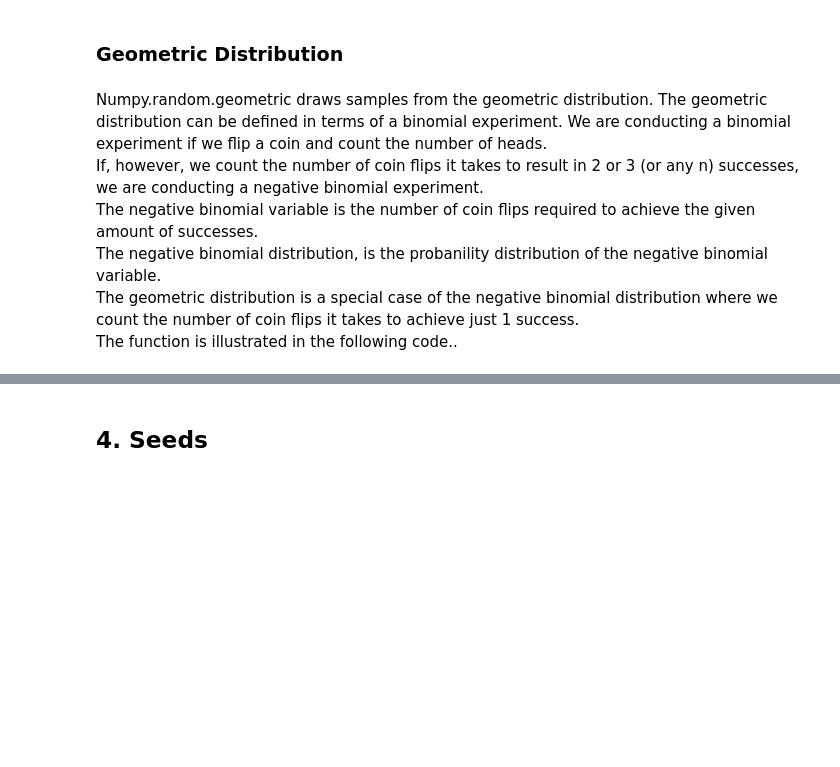
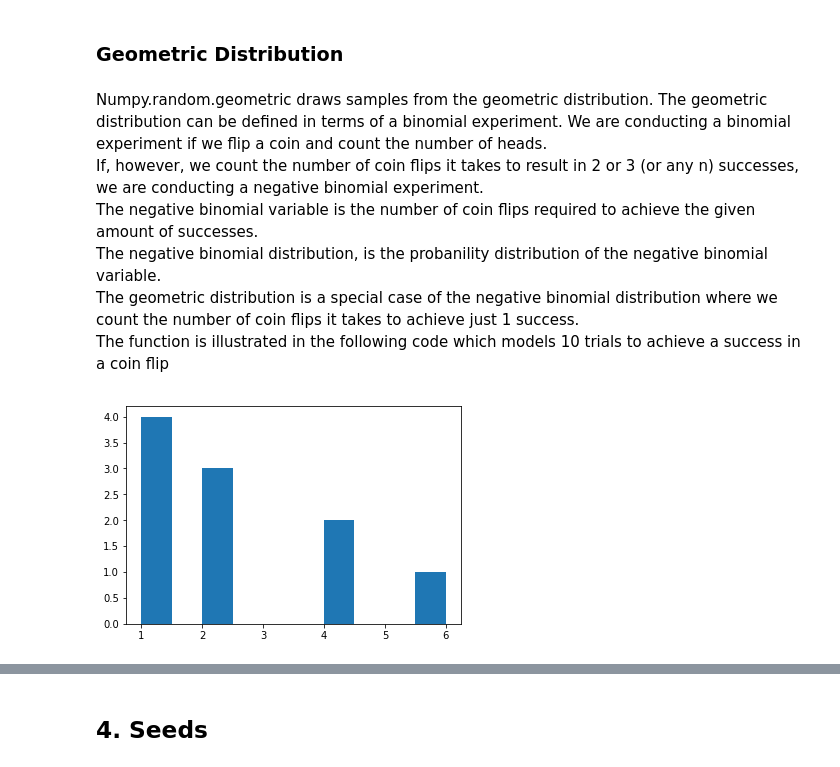
Before and after one commit to michealcannon/numpy-random, a Jupyter notebook: numpy-random.ipynb, the cells around one changed output, grey strips where cells are left out. Cells and saved outputs as stored; diff of their text form; code cells hidden in the pictures; blank space fills up the shorter version.

Commit message:
added code to plot geometric distribution

```diff
--- a/numpy-random.ipynb
+++ b/numpy-random.ipynb
@@ -210,4 +210,12 @@ If, however, we count the number of coin flips it takes to result in 2 or 3 (or
 The negative binomial variable is the number of coin flips required to achieve the given amount of successes.
 The negative binomial distribution, is the probanility distribution of the negative binomial variable.
 The geometric distribution is a special case of the negative binomial distribution where we count the number of coin flips it takes to achieve just 1 success.
-The function is illustrated in the following code..
+The function is illustrated in the following code which models 10 trials to achieve a success in a coin flip
+# %%
+import numpy as np
+import matplotlib.pyplot as plt
+z = np.random.geometric(p=0.5, size=10) #draw samples from geometric distribution with probability 0.5 and size = 10 and assign to variable z
+plt.hist(z) # plot histogram of z
+plt.show() # show plot
+# %% [output]
+[figure, added]
```
Also changed, not shown: parts of 4 cells of this notebook.
